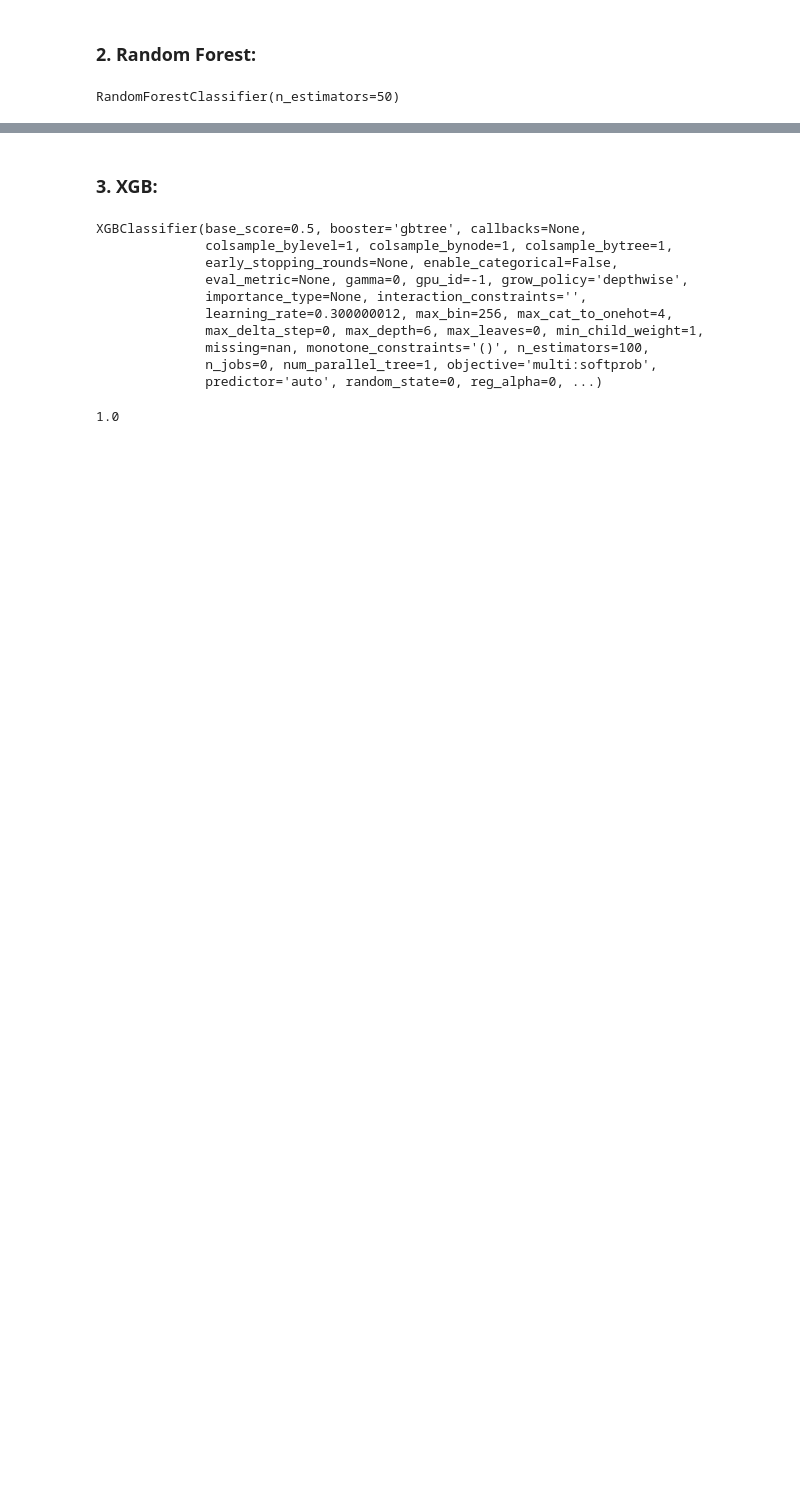
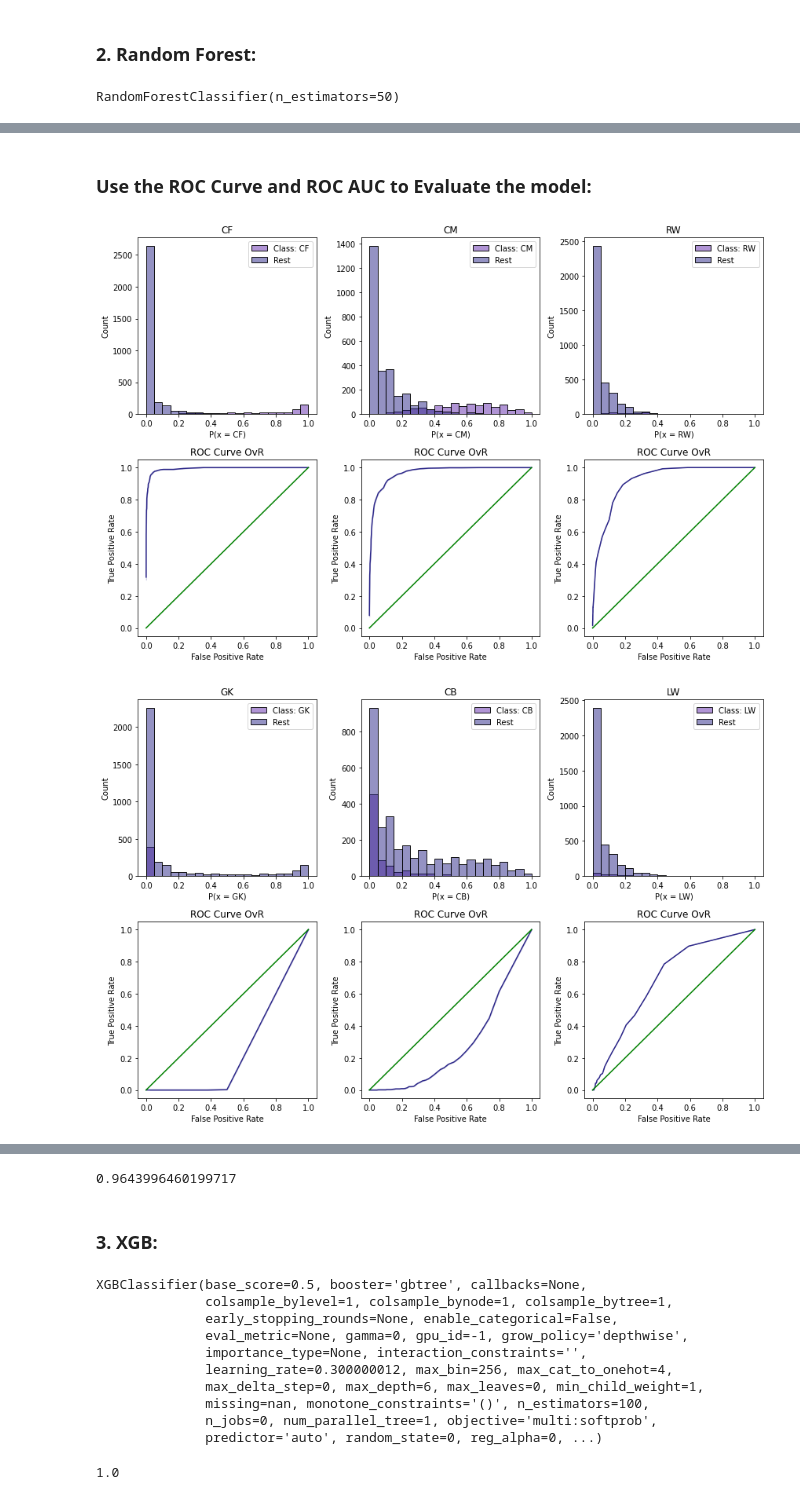
Before and after one commit to miraehab/FIFA-23-ML-Project, a Jupyter notebook: grouped-notebook.ipynb, the cells around one changed output, grey strips where cells are left out. Cells and saved outputs as stored; diff of their text form; code cells hidden in the pictures; blank space fills up the shorter version.

```diff
--- a/grouped-notebook.ipynb
+++ b/grouped-notebook.ipynb
@@ -391,0 +526,12 @@ weighted avg       0.79      0.80      0.80      3690
+# %% [markdown]
+<h3>Use the ROC Curve and ROC AUC to Evaluate the model:</h3>
+# %%
+Y_Proba_rf = rf.predict_proba(X_Test)
+# %%
+draw_pco(Y_Proba_rf, ['CF', 'CM', 'RW'])
+draw_pco(Y_Proba_rf, ['GK', 'CB', 'LW'])
+draw_pco(Y_Proba_rf, ['LM', 'LB','RM'])
+draw_pco(Y_Proba_rf, ['RB'])
+# %% [output]
+[figure, added]
+[figure, added]
@@ -391,0 +540,5 @@ weighted avg       0.79      0.80      0.80      3690
+# %%
+auc_score_rf = roc_auc_score(Y_Test, Y_Proba_rf, multi_class = 'ovr', average = 'macro')
+auc_score_rf
+# %% [output]
+0.9643996460199717
```
Also changed, not shown: parts of 84 cells of this notebook.
